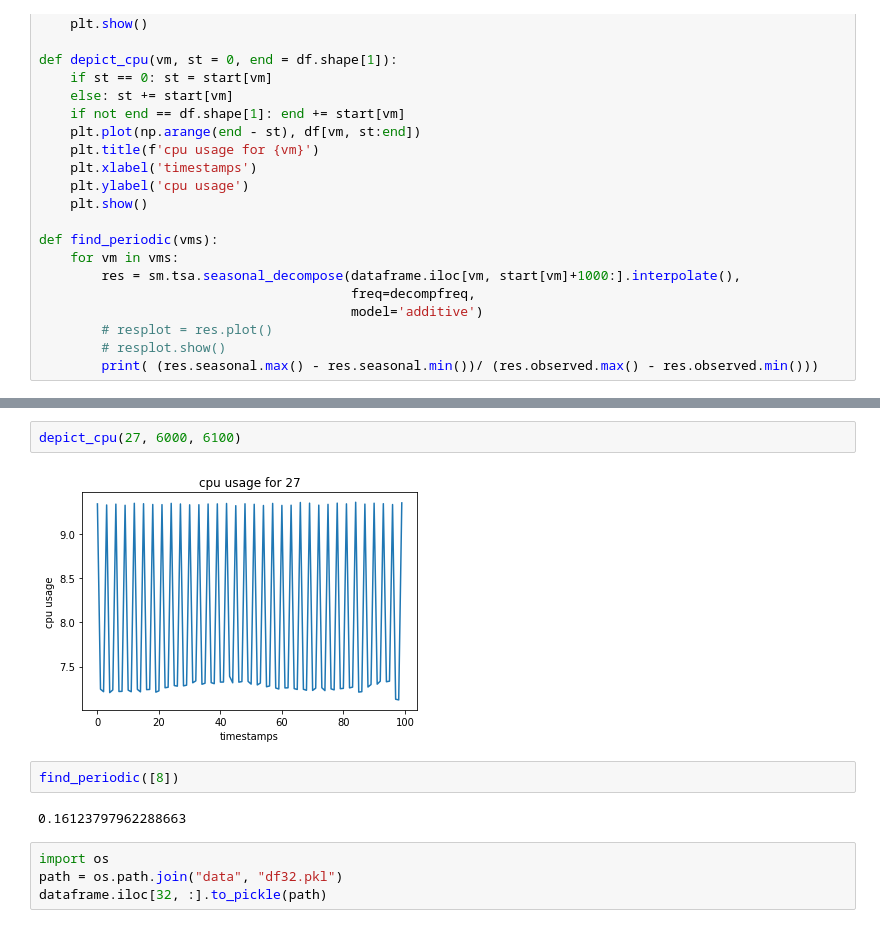
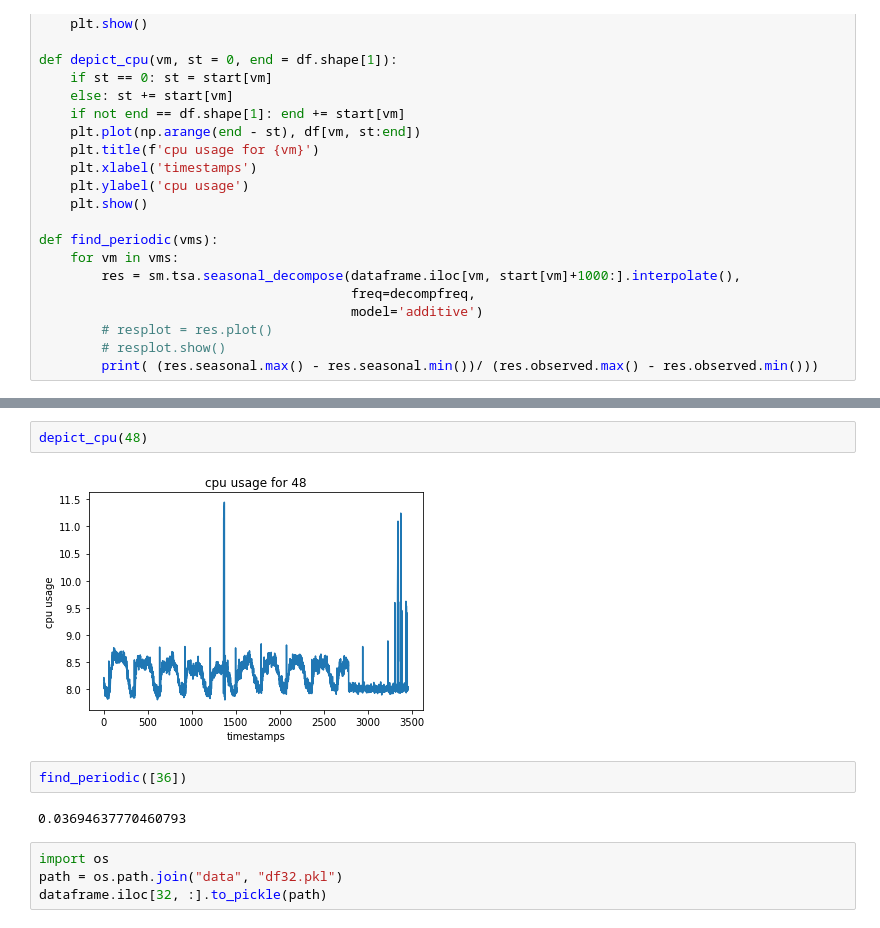
Before and after one commit to Dickensli/Bayesian_seq_to_seq_time_series_prediction, a Jupyter notebook: visualize.ipynb, the cells around one changed output, grey strips where cells are left out. Cells and saved outputs as stored; diff of their text form.

```diff
--- a/visualize.ipynb
+++ b/visualize.ipynb
@@ -94,11 +73,11 @@ depict_auto(0, 3000)
-# %%
-depict_cpu(27, 6000, 6100)
-# %% [output]
-[figure, removed]
+# %%
+depict_cpu(48)
+# %% [output]
+[figure, added]
 # %%
-find_periodic([8])
+find_periodic([36])
 # %% [output]
-0.16123797962288663
+0.03694637770460793
 # %%
 import os
 path = os.path.join("data", "df32.pkl")
```
Also changed, not shown: parts of 3 cells of this notebook, 11 other files.
